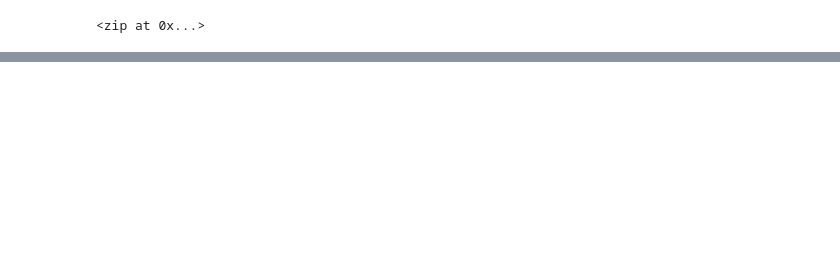
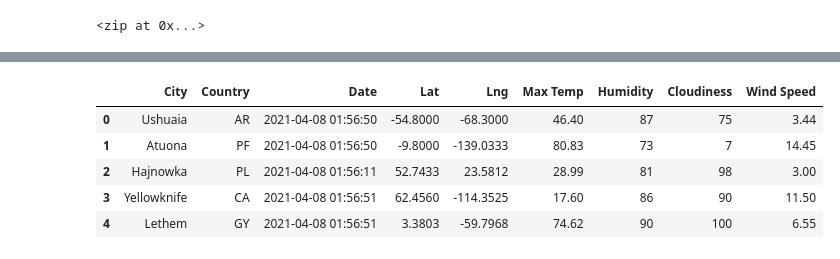
Before and after one commit to shubbyaluk/World_Weather_Analysis, a Jupyter notebook: WeatherPy.ipynb, the cells around one changed output, grey strips where cells are left out. Drawn from its saved outputs; the diff is of its cells as text; code cells hidden in the pictures; blank space fills up the shorter version.

```diff
--- a/WeatherPy.ipynb
+++ b/WeatherPy.ipynb
@@ -35,0 +136,10 @@ len(cities)
+# %%
+city_data_df = city_data_df[new_column_order]
+city_data_df.head()
+# %% [output]
+|  | City | Country | Date | Lat | Lng | Max Temp | Humidity | Cloudiness | Wind Speed |
+| 0 | Ushuaia | AR | 2021-04-08 01:56:50 | -54.8000 | -68.3000 | 46.40 | 87 | 75 | 3.44 |
+| 1 | Atuona | PF | 2021-04-08 01:56:50 | -9.8000 | -139.0333 | 80.83 | 73 | 7 | 14.45 |
+| 2 | Hajnowka | PL | 2021-04-08 01:56:11 | 52.7433 | 23.5812 | 28.99 | 81 | 98 | 3.00 |
+| 3 | Yellowknife | CA | 2021-04-08 01:56:51 | 62.4560 | -114.3525 | 17.60 | 86 | 90 | 11.50 |
+| 4 | Lethem | GY | 2021-04-08 01:56:51 | 3.3803 | -59.7968 | 74.62 | 90 | 100 | 6.55 |
```
Also changed, not shown: parts of 9 cells of this notebook, 3 other files.
